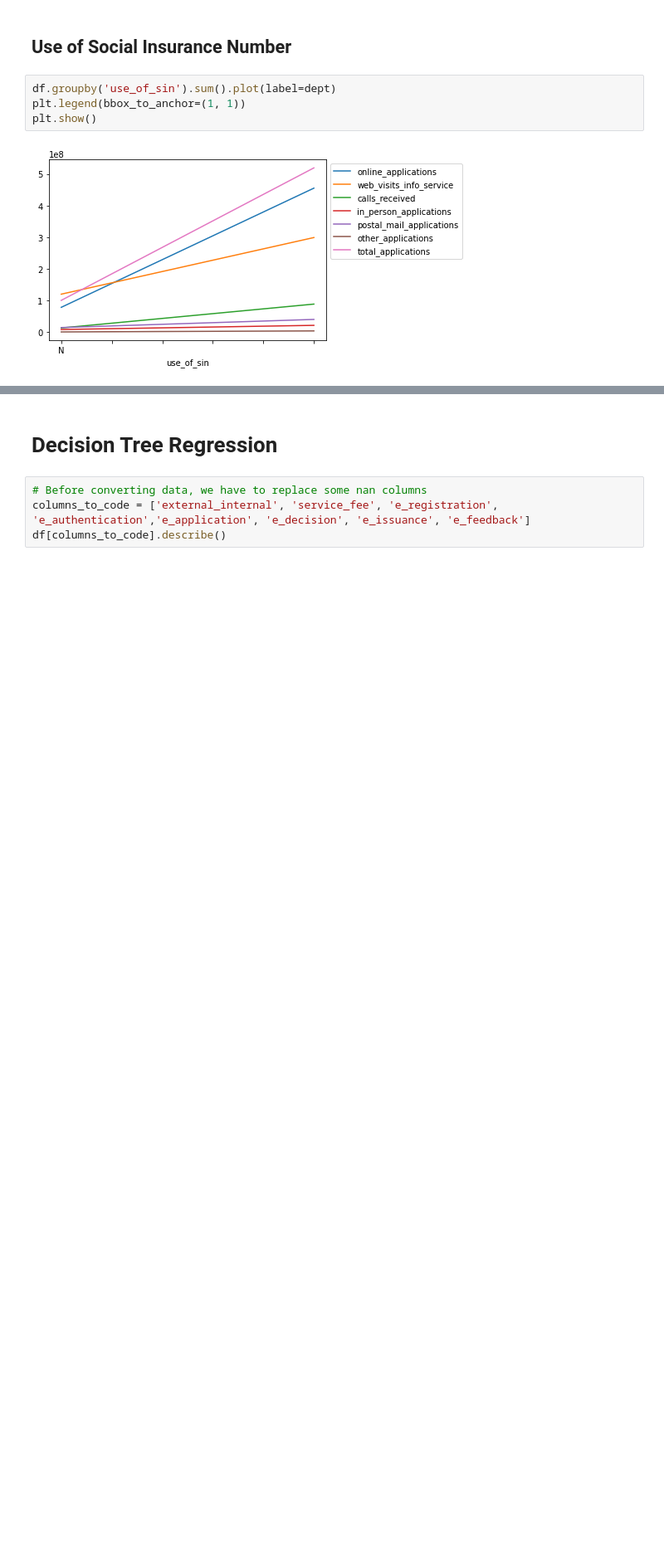
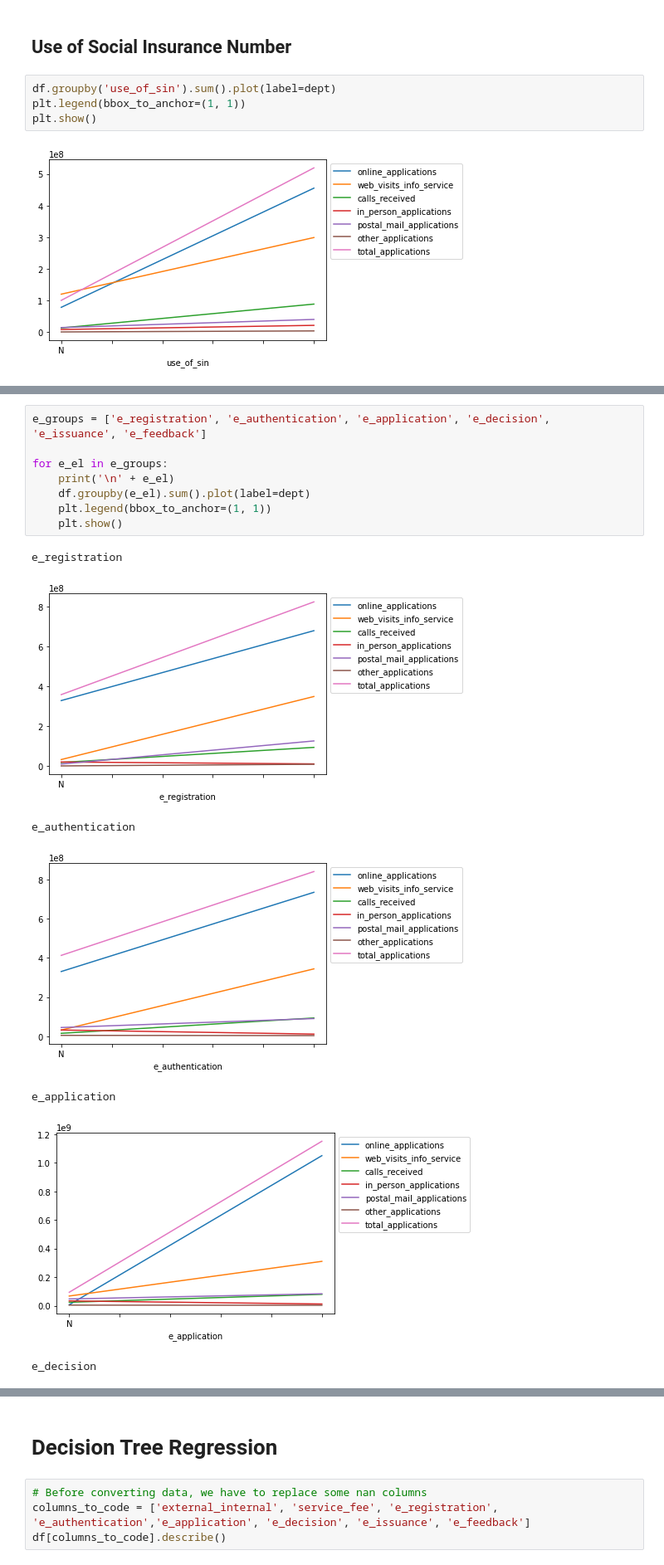
Before and after one commit to d-ta/GC-Service-Inventory-EDA, a Jupyter notebook: GC Service Inventory_DJ.ipynb, the cells around one changed output, grey strips where cells are left out. Shown at 83% size. Saved outputs shown, nothing was run; the diff lists cells and outputs as text; blank space fills up the shorter version.

```diff
--- a/GC Service Inventory_DJ.ipynb
+++ b/GC Service Inventory_DJ.ipynb
@@ -496,0 +484,16 @@ plt.show()
+# %%
+e_groups = ['e_registration', 'e_authentication', 'e_application', 'e_decision', 'e_issuance', 'e_feedback']
+
+for e_el in e_groups:
+    print('\n' + e_el)
+    df.groupby(e_el).sum().plot(label=dept)
+    plt.legend(bbox_to_anchor=(1, 1))
+    plt.show()
+# %% [output]
+e_registration
+[figure, added]
+e_authentication
+[figure, added]
+e_application
+[figure, added]
+e_decision
```
Also changed, not shown: parts of 6 cells of this notebook.
